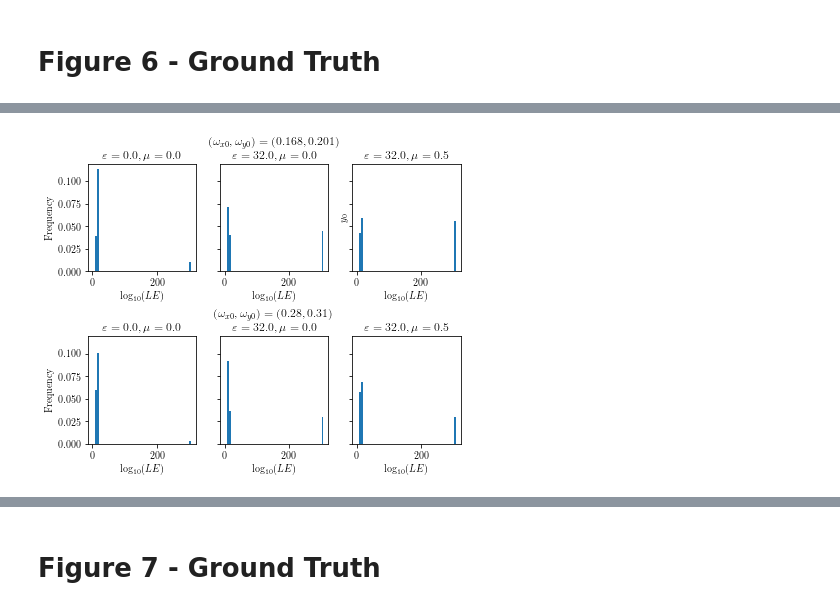
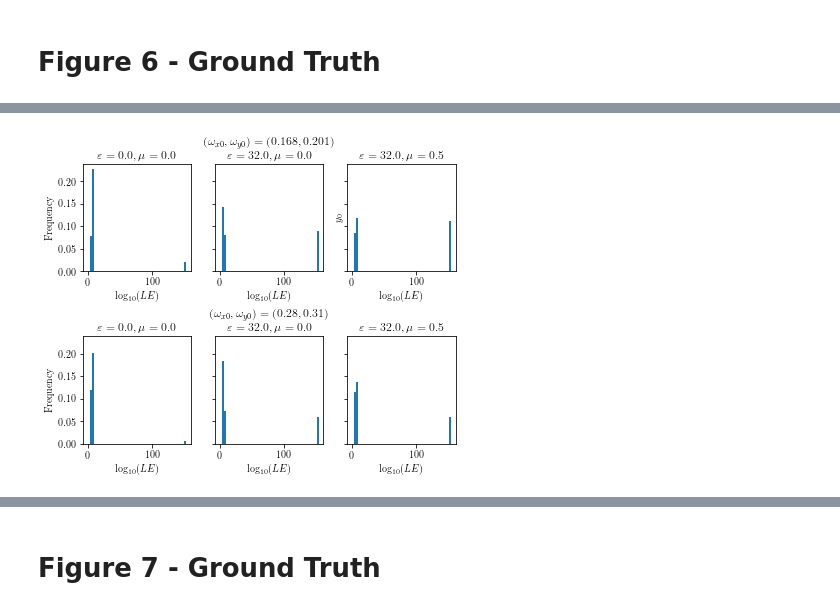
Before and after one commit to carlidel/tangent_map, a Jupyter notebook: 220914_focused_analysis/PLOTS_FOR_PAPER.ipynb, the cells around one changed output, grey strips where cells are left out. Saved outputs shown, nothing was run; the diff lists cells and outputs as text; code cells hidden in the pictures.

```diff
--- a/220914_focused_analysis/PLOTS_FOR_PAPER.ipynb
+++ b/220914_focused_analysis/PLOTS_FOR_PAPER.ipynb
@@ -871,7 +1694,7 @@ ground_truth_data[mask & (np.isnan(ground_truth_data))] = np.nanmax(ground_truth
 ground_truth_data[~mask] = np.nan
 ground_truth_data = np.log10(ground_truth_data)
 
-axs[1, 0].hist((ground_truth_data), density=True, bins=50)
+axs[1, 0].hist((ground_truth_data/2), density=True, bins=50)
 axs[1, 0].set_title(" \n$\\varepsilon = 0.0, \\mu = 0.0$")
 axs[1, 0].set_xlabel("$\\log_{{10}}(LE)$")
 axs[1, 0].set_ylabel("Frequency")
@@ -891,7 +1714,7 @@ ground_truth_data[mask & (np.isnan(ground_truth_data))] = np.nanmax(ground_truth
 ground_truth_data[~mask] = np.nan
 ground_truth_data = np.log10(ground_truth_data)
 
-axs[1, 1].hist(ground_truth_data, density=True, bins=50)
+axs[1, 1].hist(ground_truth_data/2, density=True, bins=50)
 axs[1, 1].set_title("$(\\omega_{{x0}}, \\omega_{{y0}})=(0.28, 0.31)$\n$\\varepsilon = 32.0, \\mu = 0.0$")
 axs[1, 1].set_xlabel("$\\log_{{10}}(LE)$")
 
@@ -910,7 +1733,7 @@ ground_truth_data[mask & (np.isnan(ground_truth_data))] = np.nanmax(ground_truth
 ground_truth_data[~mask] = np.nan
 ground_truth_data = np.log10(ground_truth_data)
 
-axs[1, 2].hist(ground_truth_data, density=True, bins=50)
+axs[1, 2].hist(ground_truth_data/2, density=True, bins=50)
 axs[1, 2].set_title(" \n$\\varepsilon = 32.0, \\mu = 0.5$")
 axs[1, 2].set_xlabel("$\\log_{{10}}(LE)$")
 
@@ -933,7 +1756,7 @@ ground_truth_data[mask & (np.isnan(ground_truth_data))] = np.nanmax(ground_truth
 ground_truth_data[~mask] = np.nan
 ground_truth_data = np.log10(ground_truth_data)
 
-axs[0, 0].hist((ground_truth_data), density=True, bins=50)
+axs[0, 0].hist((ground_truth_data/2), density=True, bins=50)
 axs[0, 0].set_title(" \n$\\varepsilon = 0.0, \\mu = 0.0$")
 axs[0, 0].set_xlabel("$\\log_{{10}}(LE)$")
 axs[0, 0].set_ylabel("Frequency")
@@ -953,39 +1776,39 @@ ground_truth_data[mask & (np.isnan(ground_truth_data))] = np.nanmax(ground_truth
 ground_truth_data[~mask] = np.nan
 ground_truth_data = np.log10(ground_truth_data)
 
-axs[0, 1].hist((ground_truth_data), density=True, bins=50)
+axs[0, 1].hist((ground_truth_data/2), density=True, bins=50)
 axs[0, 1].set_title("$(\\omega_{{x0}}, \\omega_{{y0}})=(0.168, 0.201)$\n$\\varepsilon = 32.0, \\mu = 0.0$")
 axs[0, 1].set_xlabel("$\\log_{{10}}(LE)$")
 
 
 epsilon = EPSILONS[1]
 mu = MUS[2]
 
 f_stab = h5py.File(os.path.join(OUTDIR, tune + epsilon + mu + "analysis_type_stability_stability.h5"), "r")
 f_lyap = h5py.File(os.path.join(OUTDIR, tune + epsilon + mu + "analysis_type_tangent_map_tangent_stuff.h5"), "r")
 
 data = f_stab["stability"][:]
 mask = np.log10(data) == 8
 
 ground_truth_data = f_lyap['100000000/lyapunov_error'][:]
 ground_truth_data[np.isinf(ground_truth_data)] = np.nanmax(ground_truth_data[~np.isinf(ground_truth_data)])
 ground_truth_data[mask & (np.isnan(ground_truth_data))] = np.nanmax(ground_truth_data[~np.isinf(ground_truth_data)])
 ground_truth_data[~mask] = np.nan
 ground_truth_data = np.log10(ground_truth_data)
 
-axs[0, 2].hist((ground_truth_data), density=True, bins=50)
+axs[0, 2].hist((ground_truth_data/2), density=True, bins=50)
 axs[0, 2].set_title(" \n$\\varepsilon = 32.0, \\mu = 0.5$")
 axs[0, 2].set_xlabel("$\\log_{{10}}(LE)$")
 axs[0, 2].set_ylabel("$y_0$")
 
 # pre-adapt the figure to the colorbar
 plt.tight_layout()
 
 # make rows closer together
 plt.subplots_adjust(hspace=0.6)
 
 
 # save figure
 plt.savefig(os.path.join(FIGDIR, f"gt_example_hist.{FORMAT}"), bbox_inches="tight", dpi=DPI)
 # %% [output]
-[figure, old version]
+[figure, new version]
```
Also changed, not shown: parts of 59 cells of this notebook.
